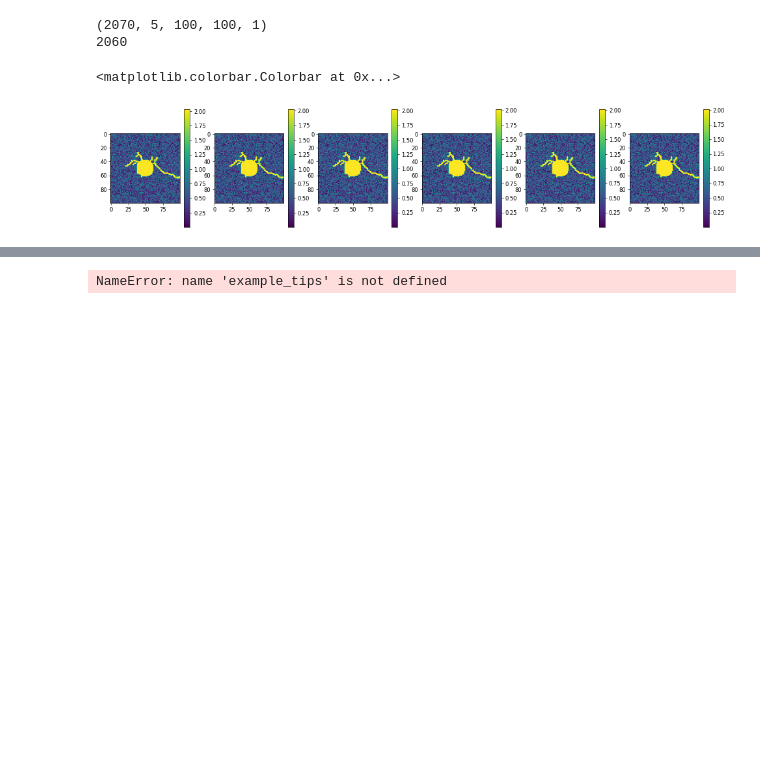
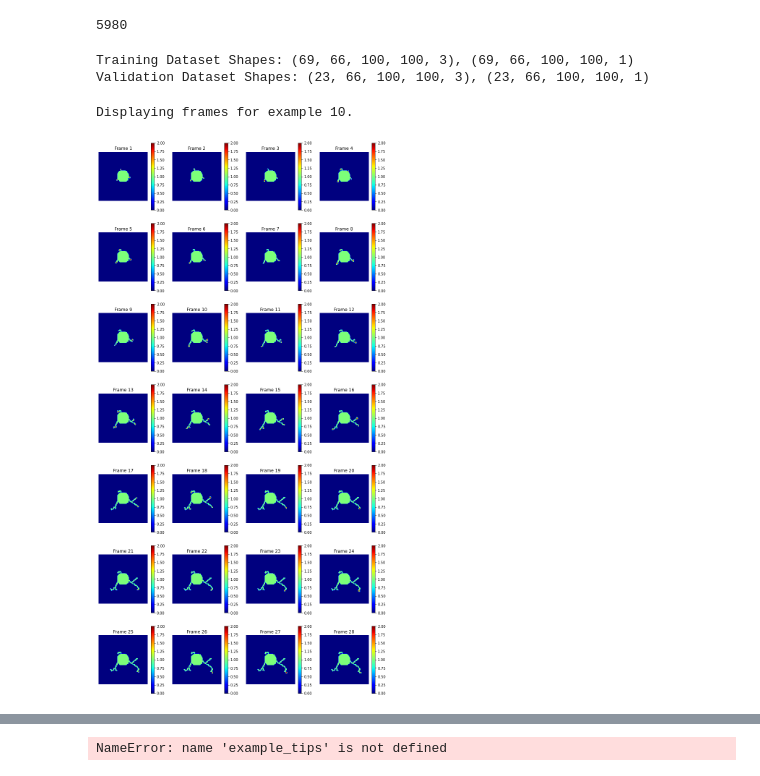
Before and after one commit to kuanrenqian/RecurrentNG, a Jupyter notebook: tensorflow_version/NeuronGrowthML_main_test.ipynb, the cells around one changed output, grey strips where cells are left out. Cells and saved outputs as stored; diff of their text form; code cells hidden in the pictures; blank space fills up the shorter version.

```diff
--- a/tensorflow_version/NeuronGrowthML_main_test.ipynb
+++ b/tensorflow_version/NeuronGrowthML_main_test.ipynb
@@ -38,8 +38,8 @@ device_lib.list_local_devices()
 # sys.stdout = open(log_path, "w")
 
 import h5py
-# h5 = h5py.File('./data/All_cases_100x100_per500_zoom_06222022.hdf5', mode='r')
-h5 = h5py.File('./data/test_withTips_07042022.hdf5', mode='r')
+h5 = h5py.File('./data/All_cases_100x100_per500_zoom_06222022.hdf5', mode='r')
+# h5 = h5py.File('./data/test.hdf5', mode='r')
 # h5 = h5py.File('./data/All_cases_100x100_per500_zoom.hdf5', mode='r')
 dataset = h5.get('phi')
 
@@ -197,28 +70,44 @@ Validation Dataset Shapes: (690, 5, 100, 100, 1), (690, 1, 100, 100, 1)
-# %%
-print(x_train.shape)
-data_choice = np.random.choice(range(len(x_train)), size=1)[0]
-print(data_choice)
-plt.figure(figsize=(20, 4), dpi=60)
-plt.subplot(1,6,1)
-plt.imshow(x_train[data_choice,0,:,:,0])
-plt.colorbar()
-plt.subplot(1,6,2)
-plt.imshow(x_train[data_choice,1,:,:,0])
-plt.colorbar()
-plt.subplot(1,6,3)
-plt.imshow(x_train[data_choice,2,:,:,0])
-plt.colorbar()
-plt.subplot(1,6,4)
-plt.imshow(x_train[data_choice,3,:,:,0])
-plt.colorbar()
-plt.subplot(1,6,5)
-plt.imshow(x_train[data_choice,4,:,:,0])
-plt.colorbar()
-plt.subplot(1,6,6)
-plt.imshow(y_train[data_choice,0,:,:,0])
-plt.colorbar()
-# %% [output]
-(2070, 5, 100, 100, 1)
-2060
-<matplotlib.colorbar.Colorbar at 0x...>
-[figure, removed]
+# %%
+dim0 = dataset.shape[0]*(dataset.shape[1]-5)
+dim0
+
+jj = 0
+for i in range(dataset.shape[0])
+# %% [output]
+5980
+# %%
+def create_shifted_frames_3to1(data):
+    x1 = np.expand_dims(data[:, 1 : data.shape[1] - 3, :, :, 0]+data[:, 1 : data.shape[1] - 3, :, :, 1],4)
+    x2 = np.expand_dims(data[:, 2 : data.shape[1] - 2, :, :, 0]+data[:, 2 : data.shape[1] - 2, :, :, 1],4)
+    x3 = np.expand_dims(data[:, 3 : data.shape[1] - 1, :, :, 0]+data[:, 3 : data.shape[1] - 1, :, :, 1],4)
+    x = np.concatenate((x1,x2,x3), axis=4)
+    y = data[:, 4 : data.shape[1], :, :, 0]
+    y = np.expand_dims(y,4)
+    return x,y
+
+x_train, y_train = create_shifted_frames_3to1(train_dataset)
+x_val, y_val = create_shifted_frames_3to1(val_dataset)
+
+print("Training Dataset Shapes: " + str(x_train.shape) + ", " + str(y_train.shape))
+print("Validation Dataset Shapes: " + str(x_val.shape) + ", " + str(y_val.shape))
+# %% [output]
+Training Dataset Shapes: (69, 66, 100, 100, 3), (69, 66, 100, 100, 1)
+Validation Dataset Shapes: (23, 66, 100, 100, 3), (23, 66, 100, 100, 1)
+# %%
+fig, axes = plt.subplots(7, 4, figsize=(14, 28))
+
+data_choice = np.random.choice(range(len(x_train)), size=1)[0]
+fig_ind = 1
+for idx, ax in enumerate(axes.flat):
+    plt.subplot(7,4,fig_ind)
+    fig_ind += 1
+    plt.imshow(np.squeeze(x_train[data_choice][idx][:,:,0]),cmap='jet')
+    plt.title(f"Frame {idx + 1}")
+    plt.axis("off")
+    plt.colorbar()
+
+print(f"Displaying frames for example {data_choice}.")
+plt.show()
+# %% [output]
+Displaying frames for example 10.
+[figure, added]
```
Also changed, not shown: parts of 19 cells of this notebook, 12 other files.
